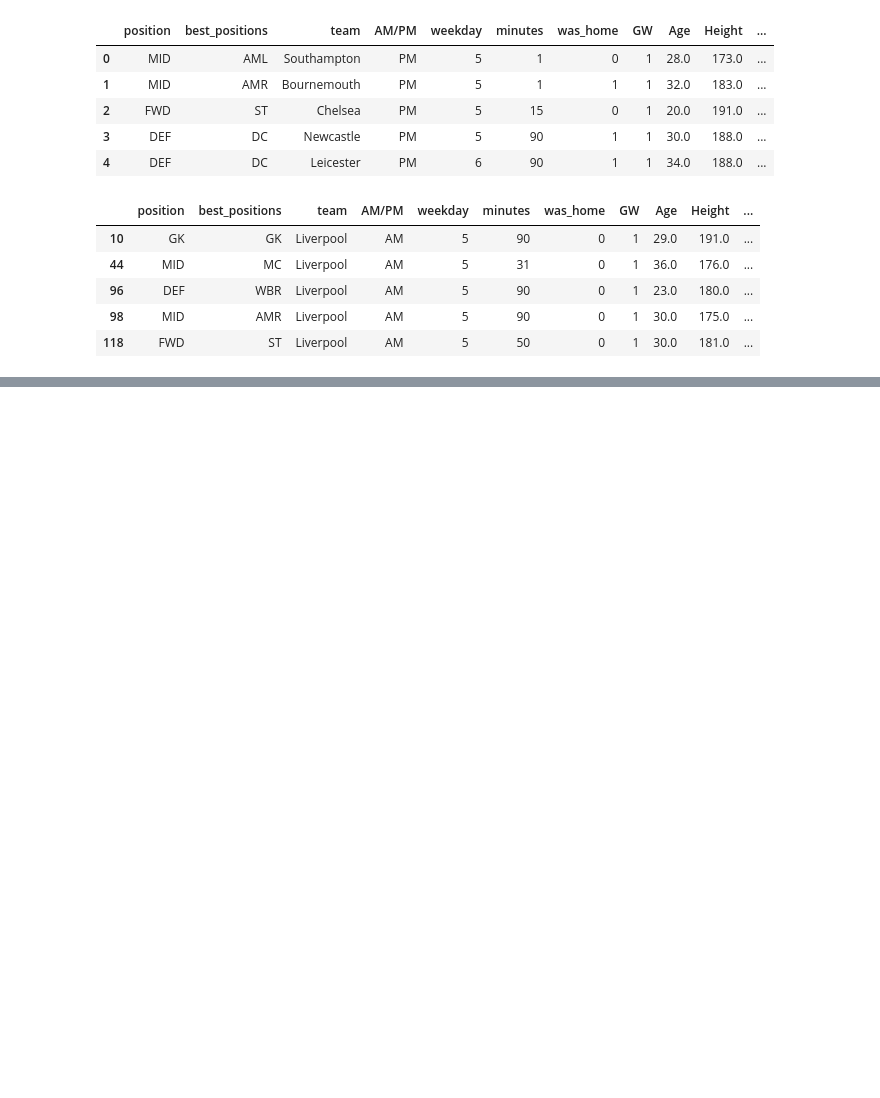
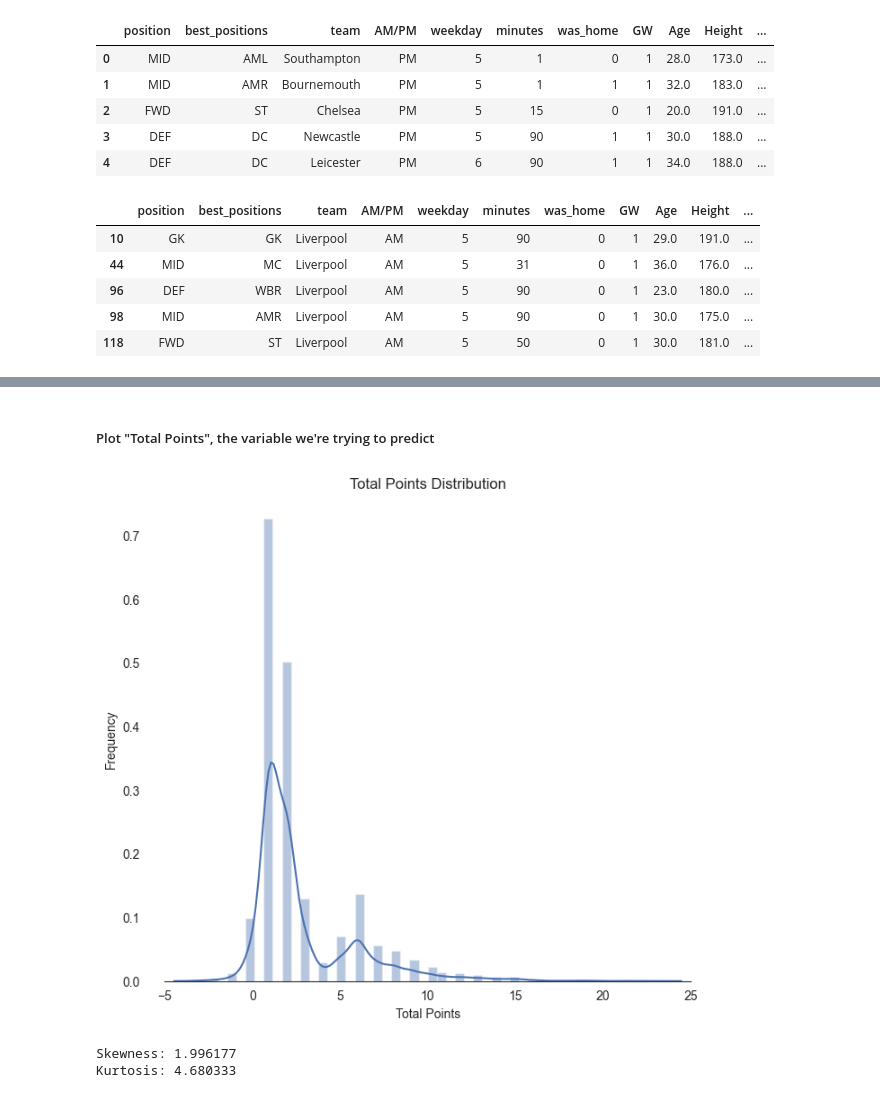
Before and after one commit to Willyiam723/fpl, a Jupyter notebook: main.ipynb, the cells around one changed output, grey strips where cells are left out. Drawn from its saved outputs; the diff is of its cells as text; code cells hidden in the pictures; blank space fills up the shorter version.

```diff
--- a/main.ipynb
+++ b/main.ipynb
@@ -676,0 +793,23 @@ df_model.head()
+# %% [markdown]
+##### Plot "Total Points", the variable we're trying to predict
+# %%
+sns.set_style("white")
+sns.set_color_codes(palette='deep')
+f, ax = plt.subplots(figsize=(8, 7))
+#Check the new distribution
+sns.distplot(y_train, color="b");
+ax.xaxis.grid(False)
+ax.set(ylabel="Frequency")
+ax.set(xlabel="Total Points")
+ax.set(title="Total Points Distribution")
+sns.despine(trim=True, left=True)
+plt.show()
+# %% [output]
+[figure, added]
+# %%
+# skew and kurt
+print("Skewness: %f" % y_train.skew())
+print("Kurtosis: %f" % y_train.kurt())
+# %% [output]
+Skewness: 1.996177
+Kurtosis: 4.680333
```
Also changed, not shown: parts of 41 cells of this notebook.
